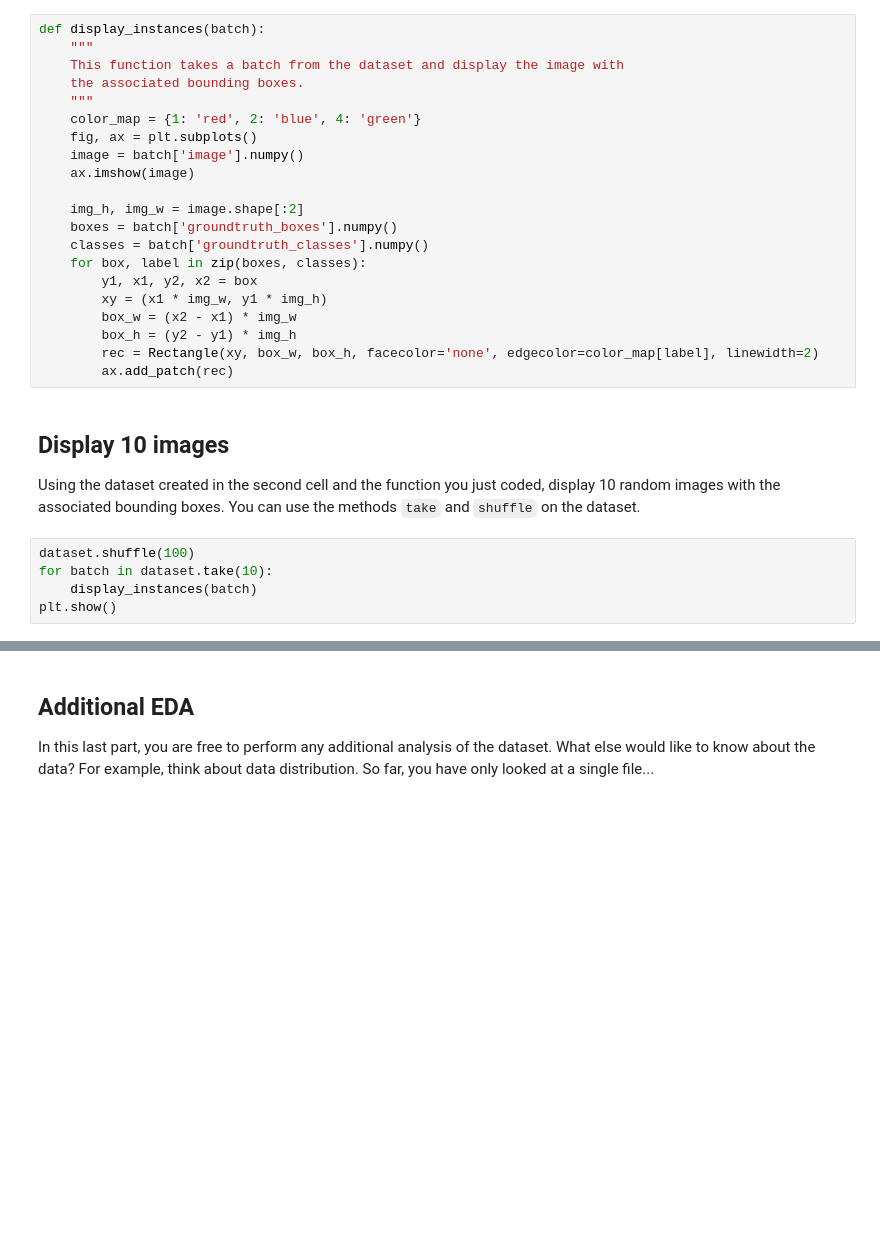
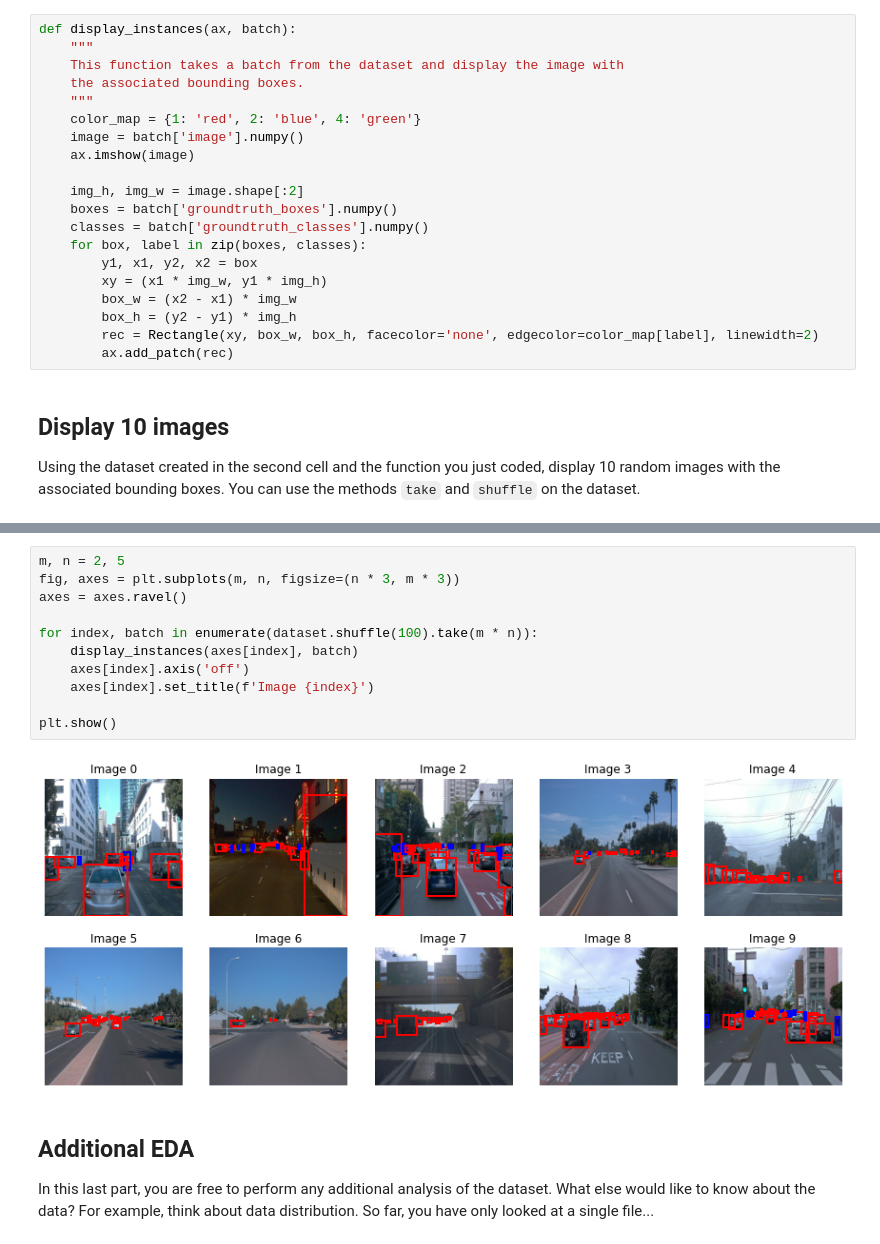
Before and after one commit to chihchunhsu-dev/nd013-c1-vision-starter, a Jupyter notebook: Exploratory Data Analysis.ipynb, the cells around one changed output, grey strips where cells are left out. Drawn from its saved outputs; the diff is of its cells as text; blank space fills up the shorter version.

Commit message:
Use plt.subplots and add subtitle for each image

```diff
--- a/Exploratory Data Analysis.ipynb
+++ b/Exploratory Data Analysis.ipynb
@@ -21,13 +27,12 @@ INFO:tensorflow:Number of filenames to read: 97
 
 Implement the `display_instances` function below. This function takes a batch as an input and display an image with its corresponding bounding boxes. The only requirement is that the classes should be color coded (eg, vehicles in red, pedestrians in blue, cyclist in green).
 # %%
-def display_instances(batch):
+def display_instances(ax, batch):
     """
     This function takes a batch from the dataset and display the image with
     the associated bounding boxes.
     """
     color_map = {1: 'red', 2: 'blue', 4: 'green'}
-    fig, ax = plt.subplots()
     image = batch['image'].numpy()
     ax.imshow(image)
 
@@ -45,8 +50,3 @@ def display_instances(batch):
 ## Display 10 images
 
 Using the dataset created in the second cell and the function you just coded, display 10 random images with the associated bounding boxes. You can use the methods `take` and `shuffle` on the dataset.
-# %%
-dataset.shuffle(100)
-for batch in dataset.take(10):
-    display_instances(batch)
-plt.show()
@@ -64,3 +53,16 @@ plt.show()
+# %%
+m, n = 2, 5
+fig, axes = plt.subplots(m, n, figsize=(n * 3, m * 3))
+axes = axes.ravel()
+
+for index, batch in enumerate(dataset.shuffle(100).take(m * n)):
+    display_instances(axes[index], batch)
+    axes[index].axis('off')
+    axes[index].set_title(f'Image {index}')
+
+plt.show()
+# %% [output]
+[figure, added]
 # %% [markdown]
 ## Additional EDA
 
```
Also changed, not shown: parts of 2 cells of this notebook.
